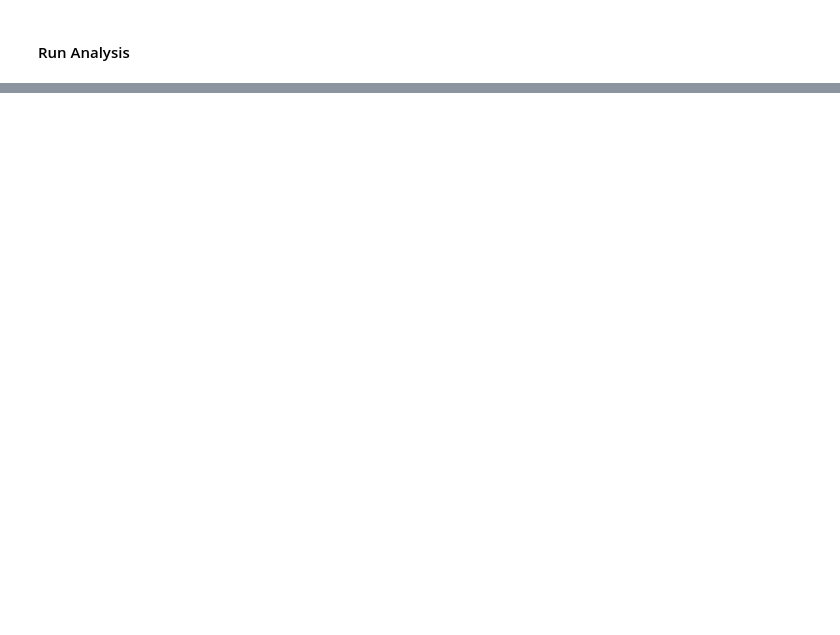
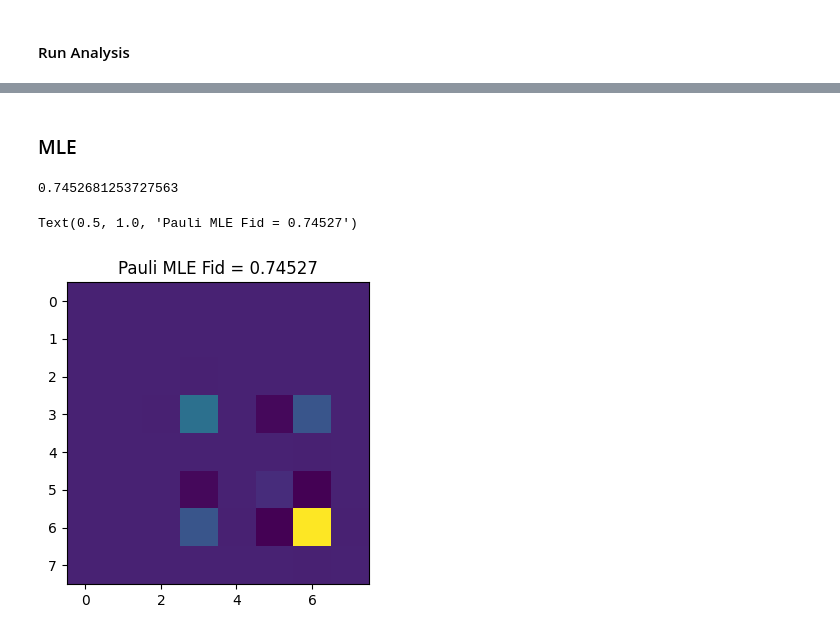
Before and after one commit to Phionx/trotts, a Jupyter notebook: explore/zne_sim-COPY.ipynb, the cells around one changed output, grey strips where cells are left out. Saved outputs shown, nothing was run; the diff lists cells and outputs as text; code cells hidden in the pictures; blank space fills up the shorter version.

```diff
--- a/explore/zne_sim-COPY.ipynb
+++ b/explore/zne_sim-COPY.ipynb
@@ -291,18 +304,18 @@ def calc_parity(pauli_string, readout_string, active_spots):
 def run_analysis(results):
     results = copy.deepcopy(results)
 
-    # data map
+    #data map
     num_qubits = 3
     parsed_data = {} # key: e.g. "XYZ", "XYI", .. | val: for each parity measurement (e.g. <XYI>) we store [counts of 1, counts of -1], e.g. [12345, 950]
     for num_trott_steps, result in results["data"].items():
-        # data_map = {}
+        data_map = {}
         reps = len(result["raw_data"])
         for i in range(3**num_qubits):  # loop over pauli strings (i.e. different tomography circuits)
             counts = {} # for each pauli string, we store total counts added together from each rep, e.g. {'0x6': 4014, '0x2': 4178}
             pauli_string = extract_key(result["raw_data"][0].results[i].header.name)
             for r in range(reps): # loop over reps
                 counts = add_dicts(counts, result["raw_data"][r].results[i].data.counts) # adding counts together
-            # data_map[pauli_string] = counts
+            data_map[pauli_string] = counts
 
             for active_spots in ACTIVE_LIST: # Loops through all possible parity measurements, e.g. [ZXY, ZXI, ZIY, IXY, ZII, IXI, IIY]
                 for readout_string, count in counts.items(): # loops through all readout values, e.g. '0x6', '0x2'
@@ -313,7 +326,7 @@ def run_analysis(results):
                         parsed_data[adjusted_pauli_string] = [0,0] # [counts of 1, counts of -1]
                     parsed_data[adjusted_pauli_string][parity_meas] += count
 
-        # result["data_map"] = data_map
+        result["data_map"] = data_map
         result["parsed_data"] = parsed_data
 
         parity = {} # key: e.g. "XYZ", "XYI", .. | val: for each parity measurement we store the expectation value (e.g. <XYI>)
@@ -458,0 +614,30 @@ res_analysis["data"][19]
+# %% [markdown]
+### MLE
+# %%
+target_parity = res_analysis["data"][14]["parity"]
+# %%
+basis_matrix = []
+data = []
+
+for pauli, val in target_parity.items():
+    ### Parity "XYZ" > actual order "ZYX" > vectorize to get |ZYX⟩⟩ > conjugate ket to its dual
+    row = Pauli(pauli[::-1]).to_matrix().flatten(order='F').conjugate()
+    basis_matrix.append(row)
+    data.append(val)
+
+basis_matrix = np.array(basis_matrix)
+# %%
+rho_fit = cvx_fit(data=data, basis_matrix=basis_matrix, trace=1)
+rho_fit = make_positive_semidefinite(rho_fit)
+rho_fit *= 1 / np.trace(rho_fit)
+# %%
+state_fidelity(rho_fit, target_state)
+# %% [output]
+0.7452681253727563
+# %%
+plt.figure(dpi=100)
+plt.imshow(np.real(rho_fit))
+plt.title(f"Pauli MLE Fid = {state_fidelity(rho_fit, target_state):.5f}")
+# %% [output]
+Text(0.5, 1.0, 'Pauli MLE Fid = 0.74527')
+[figure, added]
```
Also changed, not shown: parts of 68 cells of this notebook, 5 other files.
